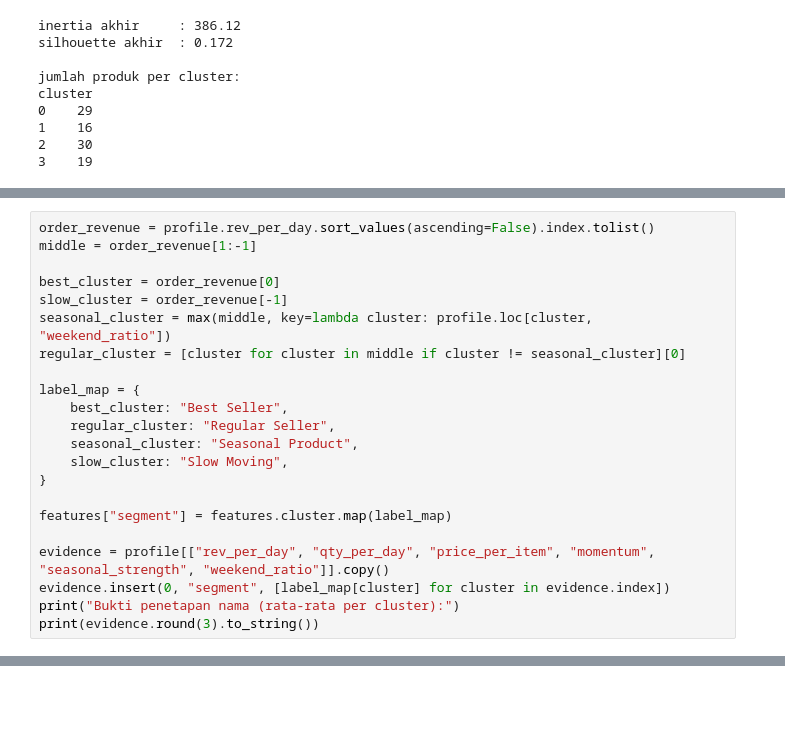
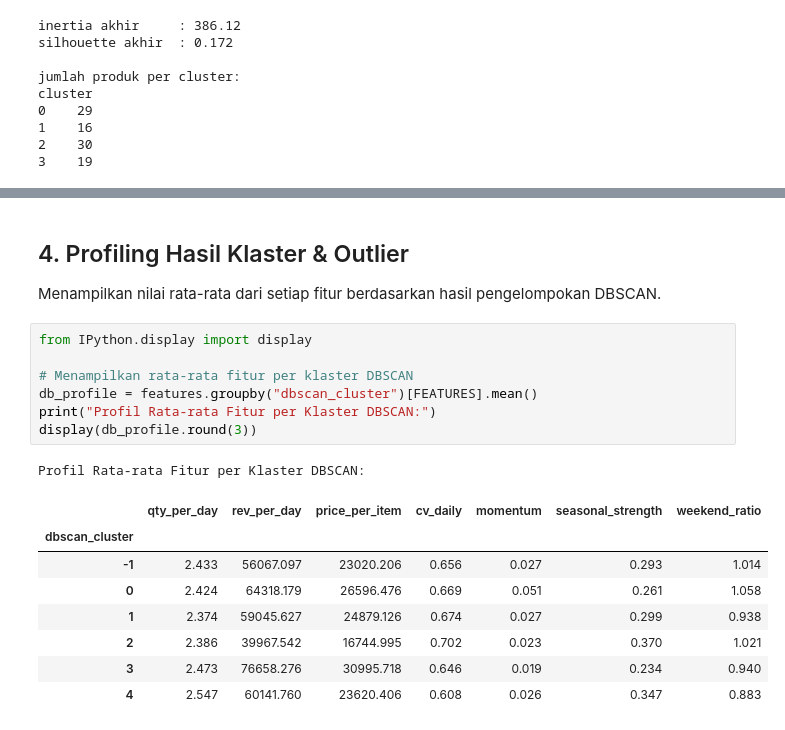
Before and after one commit to MNawfal24/ProjectBasedLearning_MyVentory, a Jupyter notebook: ML/notebook/product_segmentation.ipynb, the cells around one changed output, grey strips where cells are left out. Cells and saved outputs as stored; diff of their text form; blank space fills up the shorter version.

```diff
--- a/ML/notebook/product_segmentation.ipynb
+++ b/ML/notebook/product_segmentation.ipynb
@@ -356,22 +304,0 @@ Bukti angkanya dicetak di bawah agar bisa diperiksa.
-# %%
-order_revenue = profile.rev_per_day.sort_values(ascending=False).index.tolist()
-middle = order_revenue[1:-1]
-
-best_cluster = order_revenue[0]
-slow_cluster = order_revenue[-1]
-seasonal_cluster = max(middle, key=lambda cluster: profile.loc[cluster, "weekend_ratio"])
-regular_cluster = [cluster for cluster in middle if cluster != seasonal_cluster][0]
-
-label_map = {
-    best_cluster: "Best Seller",
-    regular_cluster: "Regular Seller",
-    seasonal_cluster: "Seasonal Product",
-    slow_cluster: "Slow Moving",
-}
-
-features["segment"] = features.cluster.map(label_map)
-
-evidence = profile[["rev_per_day", "qty_per_day", "price_per_item", "momentum", "seasonal_strength", "weekend_ratio"]].copy()
-evidence.insert(0, "segment", [label_map[cluster] for cluster in evidence.index])
-print("Bukti penetapan nama (rata-rata per cluster):")
-print(evidence.round(3).to_string())
@@ -751,0 +384,20 @@ product_segmentation versi 1.0.0 diekspor ke:
+# %% [markdown]
+## 4. Profiling Hasil Klaster & Outlier
+Menampilkan nilai rata-rata dari setiap fitur berdasarkan hasil pengelompokan DBSCAN.
+# %%
+from IPython.display import display
+
+# Menampilkan rata-rata fitur per klaster DBSCAN
+db_profile = features.groupby("dbscan_cluster")[FEATURES].mean()
+print("Profil Rata-rata Fitur per Klaster DBSCAN:")
+display(db_profile.round(3))
+# %% [output]
+Profil Rata-rata Fitur per Klaster DBSCAN:
+|  | qty_per_day | rev_per_day | price_per_item | cv_daily | momentum | seasonal_strength | weekend_ratio |
+| dbscan_cluster |  |  |  |  |  |  |  |
+| -1 | 2.433 | 56067.097 | 23020.206 | 0.656 | 0.027 | 0.293 | 1.014 |
+| 0 | 2.424 | 64318.179 | 26596.476 | 0.669 | 0.051 | 0.261 | 1.058 |
+| 1 | 2.374 | 59045.627 | 24879.126 | 0.674 | 0.027 | 0.299 | 0.938 |
+| 2 | 2.386 | 39967.542 | 16744.995 | 0.702 | 0.023 | 0.370 | 1.021 |
+| 3 | 2.473 | 76658.276 | 30995.718 | 0.646 | 0.019 | 0.234 | 0.940 |
+| 4 | 2.547 | 60141.760 | 23620.406 | 0.608 | 0.026 | 0.347 | 0.883 |
```
Also changed, not shown: parts of 37 cells of this notebook.
